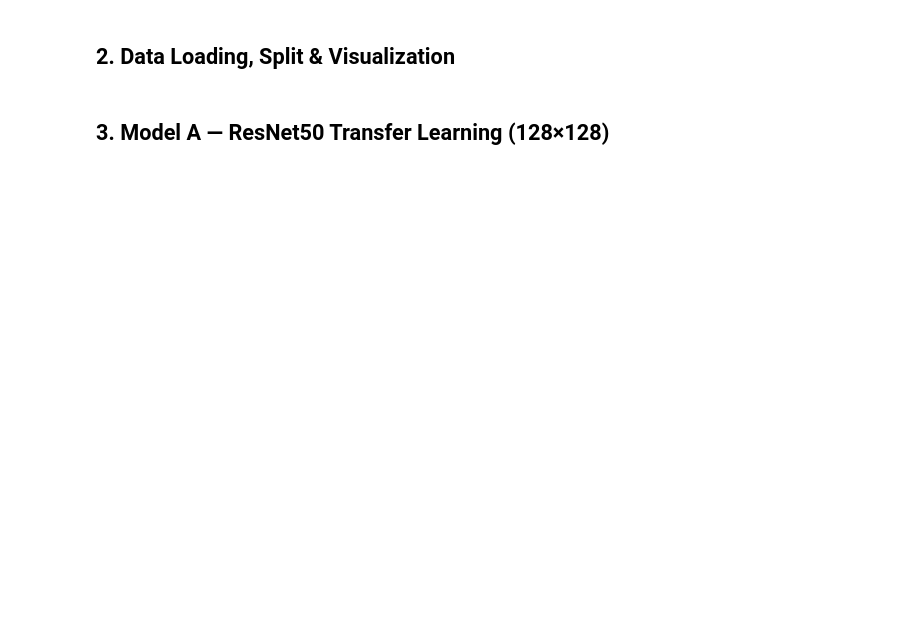
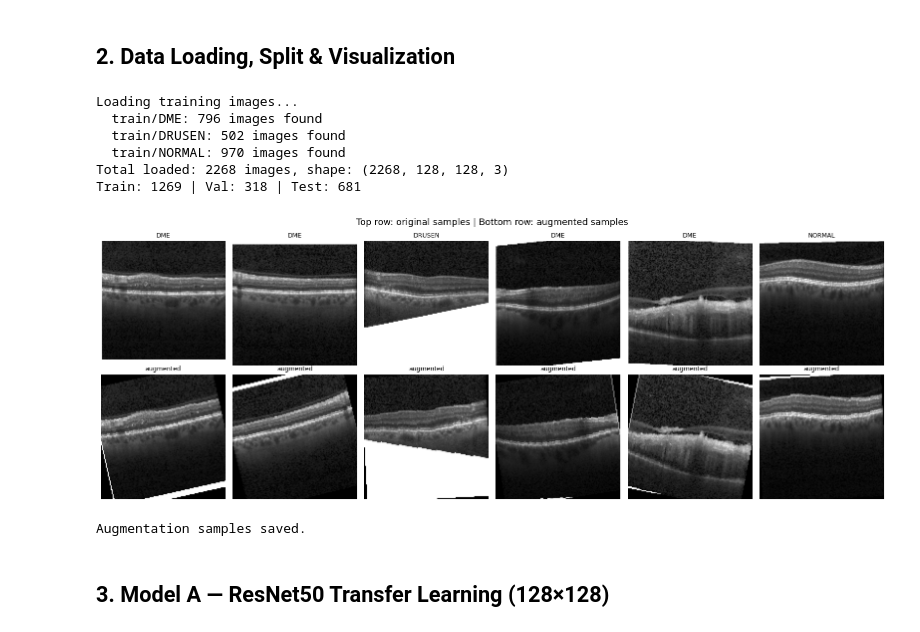
Before and after one commit to andrewjoyner9/SRGAN-Enhanced-OCT-Image-Classification-with-ResNet50-PyTorch-, a Jupyter notebook: SRGAN_OCT_Assignment.ipynb, the cells around one changed output. Cells and saved outputs as stored; diff of their text form; code cells hidden in the pictures; blank space fills up the shorter version.

```diff
--- a/SRGAN_OCT_Assignment.ipynb
+++ b/SRGAN_OCT_Assignment.ipynb
@@ -53,51 +73,27 @@ print('Setup complete.')
 # %% [markdown]
 ## 2. Data Loading, Split & Visualization
 # %%
-def load_images(data_dir, img_size=128):
-    """Load images from train/ subfolders and return arrays + labels."""
+def load_images(data_dir, split='train', img_size=128):
+    """Load images from split subfolders and return arrays + labels."""
     images, labels = [], []
     for label_idx, cls in enumerate(CLASSES):
-        folder = os.path.join(data_dir, 'train', cls)
-        paths  = glob(os.path.join(folder, '*.*'))
-        print(f'  {cls}: {len(paths)} images found')
-        for p in paths:
-            img = cv2.imread(p)
+        folder = os.path.join(data_dir, split, cls)
+        paths = glob(os.path.join(folder, '*.*'))
+        print(f'  {split}/{cls}: {len(paths)} images found')
+        for path in paths:
+            img = cv2.imread(path)
             if img is None:
                 continue
-            # Convert grayscale → 3-channel if needed
-            if len(img.shape) == 2:
-                img = cv2.cvtColor(img, cv2.COLOR_GRAY2RGB)
-            else:
-                img = cv2.cvtColor(img, cv2.COLOR_BGR2RGB)
+            img = cv2.cvtColor(img, cv2.COLOR_BGR2RGB)
             img = cv2.resize(img, (img_size, img_size))
             images.append(img)
             labels.append(label_idx)
-    images = np.array(images, dtype=np.float32) / 255.0  # normalize to [0,1]
-    labels = np.array(labels)
+    images = np.array(images, dtype=np.float32) / 255.0
+    labels = np.array(labels, dtype=np.int64)
     return images, labels
 
-def load_test_images(data_dir, img_size=128):
-    """Load test set images."""
-    images, labels = [], []
-    for label_idx, cls in enumerate(CLASSES):
-        folder = os.path.join(data_dir, 'test', cls)
-        paths  = glob(os.path.join(folder, '*.*'))
-        print(f'  {cls}: {len(paths)} test images')
-        for p in paths:
-            img = cv2.imread(p)
-            if img is None:
-                continue
-            if len(img.shape) == 2:
-                img = cv2.cvtColor(img, cv2.COLOR_GRAY2RGB)
-            else:
-                img = cv2.cvtColor(img, cv2.COLOR_BGR2RGB)
-            img = cv2.resize(img, (img_size, img_size))
-            images.append(img)
-            labels.append(label_idx)
-    return np.array(images, dtype=np.float32) / 255.0, np.array(labels)
-
 print('Loading training images...')
-X_all, y_all = load_images(DATA_DIR, IMG_SIZE)
+X_all, y_all = load_images(DATA_DIR, split='train', img_size=IMG_SIZE)
 print(f'Total loaded: {len(X_all)} images, shape: {X_all.shape}')
 
 # 70/30 train-test split (stratified)
@@ -110,38 +106,44 @@ X_train, X_val, y_train, y_val = train_test_split(
 )
 
 print(f'Train: {len(X_train)} | Val: {len(X_val)} | Test: {len(X_test)}')
+# %% [output]
+Loading training images...
+  train/DME: 796 images found
+  train/DRUSEN: 502 images found
+  train/NORMAL: 970 images found
+Total loaded: 2268 images, shape: (2268, 128, 128, 3)
+Train: 1269 | Val: 318 | Test: 681
 # %%
 # Visualize sample images with augmentation preview
-aug_gen = ImageDataGenerator(
-    rotation_range=15,
-    width_shift_range=0.1,
-    height_shift_range=0.1,
-    shear_range=0.1,
-    zoom_range=0.1,
-    horizontal_flip=True,
-    fill_mode='nearest'
-)
+train_augment = transforms.Compose([
+    transforms.ToPILImage(),
+    transforms.RandomHorizontalFlip(),
+    transforms.RandomRotation(15),
+])
 
 fig, axes = plt.subplots(2, 6, figsize=(16, 6))
 fig.suptitle('Top row: original samples | Bottom row: augmented samples', fontsize=13)
 
 for col in range(6):
     idx = np.random.randint(len(X_train))
     orig = X_train[idx]
-    aug  = aug_gen.random_transform(orig)
+    aug = np.array(train_augment((orig * 255).astype(np.uint8))) / 255.0
     cls_name = CLASSES[y_train[idx]]
 
     axes[0, col].imshow(orig)
     axes[0, col].set_title(cls_name, fontsize=9)
     axes[0, col].axis('off')
 
     axes[1, col].imshow(np.clip(aug, 0, 1))
     axes[1, col].set_title('augmented', fontsize=9)
     axes[1, col].axis('off')
 
 plt.tight_layout()
 plt.savefig('augmentation_samples.png', dpi=100)
 plt.show()
 print('Augmentation samples saved.')
+# %% [output]
+[figure, added]
+Augmentation samples saved.
 # %% [markdown]
 ## 3. Model A — ResNet50 Transfer Learning (128×128)
```
Also changed, not shown: parts of 22 cells of this notebook, 9 other files.
